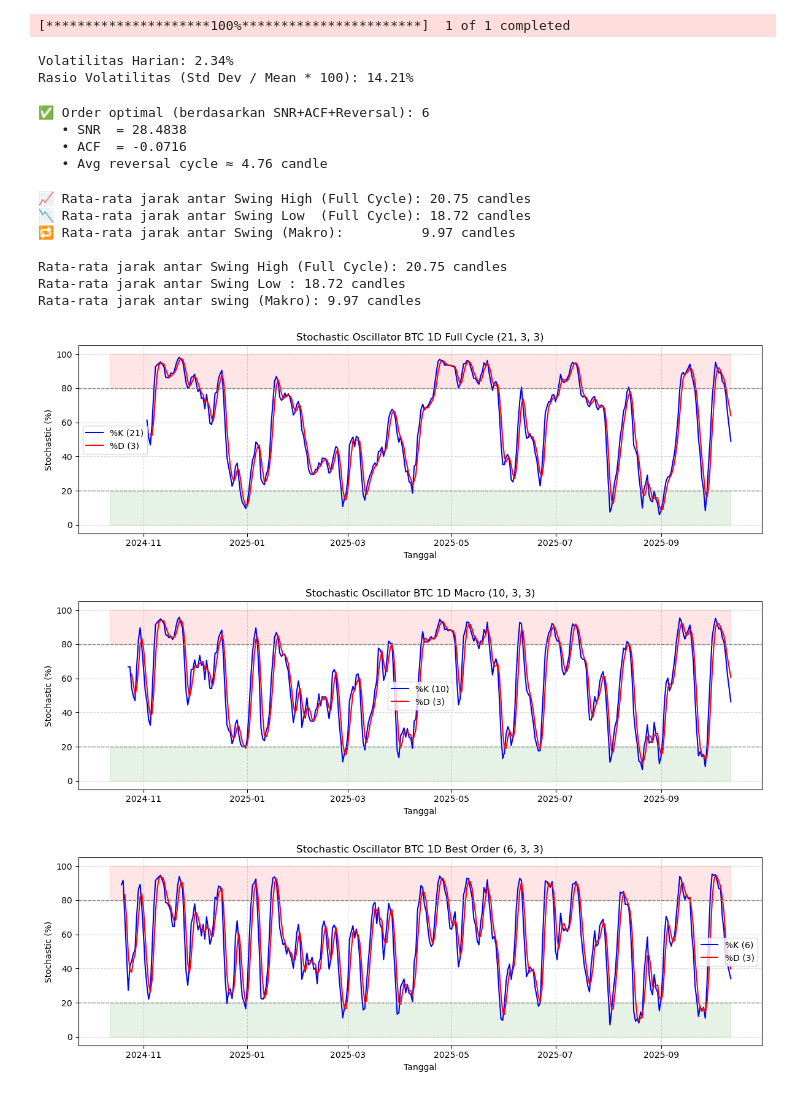
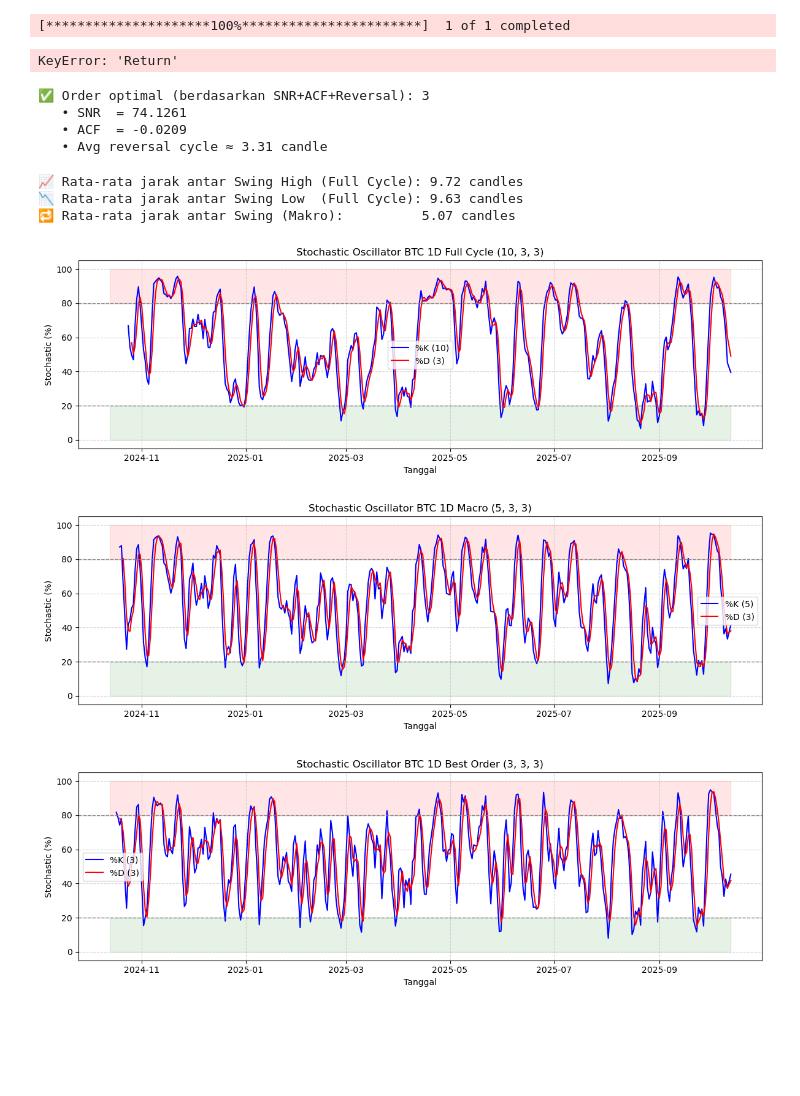
Before and after one commit to zuhalcode/crypto_workspace, a Jupyter notebook: plot_stoch.ipynb, the cells around one changed output. Drawn from its saved outputs; the diff is of its cells as text; code cells hidden in the pictures; blank space fills up the shorter version.

```diff
--- a/plot_stoch.ipynb
+++ b/plot_stoch.ipynb
@@ -281,13 +281,9 @@ def view_stochastic_oscillator(data, k_length_full_cycle, k_length_macro, k_leng
     plot_stochastic_oscillator(data, k_length_best_order, k_smooth_best_order, d_smooth_best_order, title_suffix=f"{title} Best Order")
 # %%
 # === Ambil data BTC daily selama 1 tahun ===
-btc_data = yf.download("BTC-USD", period="1y", interval="1d")
-
-btc_data = btc_data[['High', 'Low', 'Close', 'Open', 'Volume']].dropna()
-btc_data.columns = btc_data.columns.get_level_values(0)
+btc_data = fetch_crypto_data()
 
 # Hitung daily return
-btc_data['Return'] = btc_data['Close'].pct_change()
 volatility = btc_data['Return'].std() * 100
 print(f"Volatilitas Harian: {volatility:.2f}%")
 
@@ -297,15 +293,14 @@ volatility_ratio = get_volatility_ratio(btc_data)
 print(f"Rasio Volatilitas (Std Dev / Mean * 100): {volatility_ratio:.2f}%")
 # %% [output]
 [*********************100%***********************]  1 of 1 completed
-Volatilitas Harian: 2.34%
-Rasio Volatilitas (Std Dev / Mean * 100): 14.21%
+KeyError: 'Return'
 # %%
 best_order, df_result = get_optimal_reversal_order(close_prices, max_order=30)
 # %% [output]
-✅ Order optimal (berdasarkan SNR+ACF+Reversal): 6
-   • SNR  = 28.4838
-   • ACF  = -0.0716
-   • Avg reversal cycle ≈ 4.76 candle
+✅ Order optimal (berdasarkan SNR+ACF+Reversal): 3
+   • SNR  = 74.1261
+   • ACF  = -0.0209
+   • Avg reversal cycle ≈ 3.31 candle
 # %%
 # identify swings using best order for candle before and after
 btc_data['Swing_High'] = False
@@ -319,25 +314,17 @@ result = get_swing_distances(btc_swings)
 avg_high_distance = result['avg_high_distance']
 avg_low_distance  = result['avg_low_distance']
 avg_any_distance  = result['avg_any_distance']
-
-print(f"Rata-rata jarak antar Swing High (Full Cycle): {avg_high_distance:.2f} candles")
-print(f"Rata-rata jarak antar Swing Low : {avg_low_distance:.2f} candles")
-print(f"Rata-rata jarak antar swing (Makro): {avg_any_distance:.2f} candles")
 # %% [output]
-📈 Rata-rata jarak antar Swing High (Full Cycle): 20.75 candles
-📉 Rata-rata jarak antar Swing Low  (Full Cycle): 18.72 candles
-🔁 Rata-rata jarak antar Swing (Makro):          9.97 candles
-
-Rata-rata jarak antar Swing High (Full Cycle): 20.75 candles
-Rata-rata jarak antar Swing Low : 18.72 candles
-Rata-rata jarak antar swing (Makro): 9.97 candles
+📈 Rata-rata jarak antar Swing High (Full Cycle): 9.72 candles
+📉 Rata-rata jarak antar Swing Low  (Full Cycle): 9.63 candles
+🔁 Rata-rata jarak antar Swing (Makro):          5.07 candles
 # %%
 k_length_full_cycle = int(round((avg_high_distance)))
 k_length_macro = int(round((avg_any_distance)))
 k_length_best_order = best_order
 
-view_stochastic_oscillator(k_length_full_cycle, k_length_macro, k_length_best_order, title="BTC 1D")
+view_stochastic_oscillator(btc_data, k_length_full_cycle, k_length_macro, k_length_best_order, title="BTC 1D")
 # %% [output]
-[figure, old version]
+[figure, new version]
-[figure, old version]
+[figure, new version]
-[figure, old version]
+[figure, new version]
```
Also changed, not shown: 3 other files.
